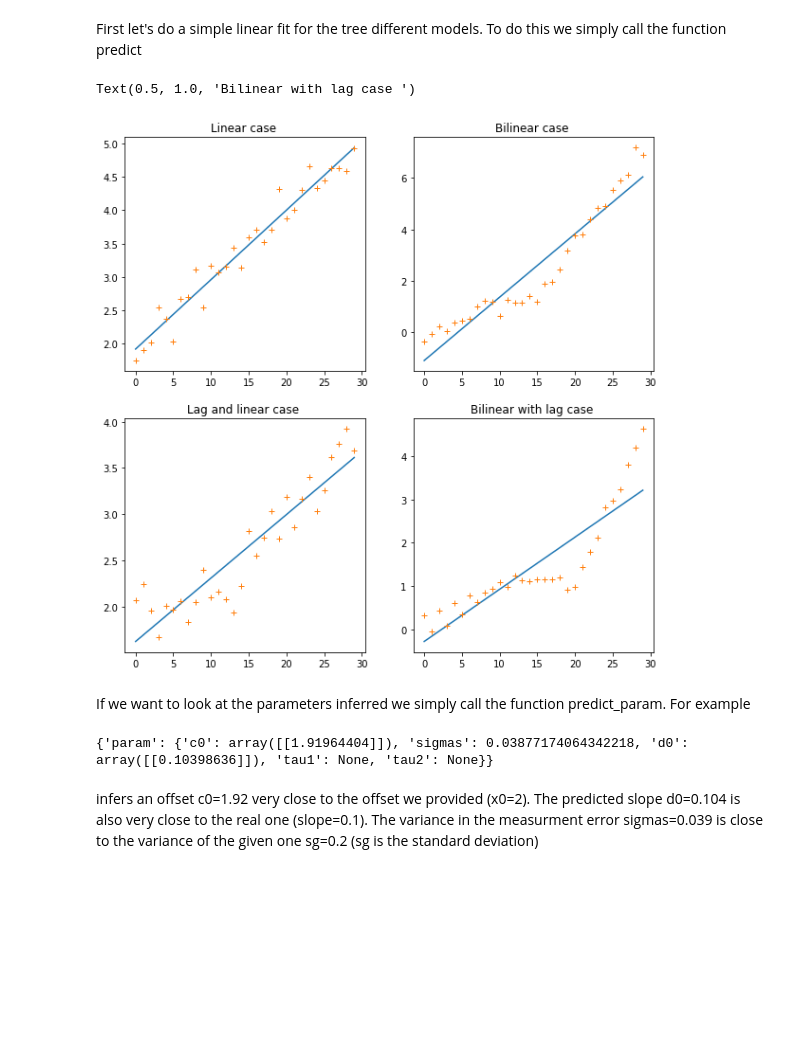
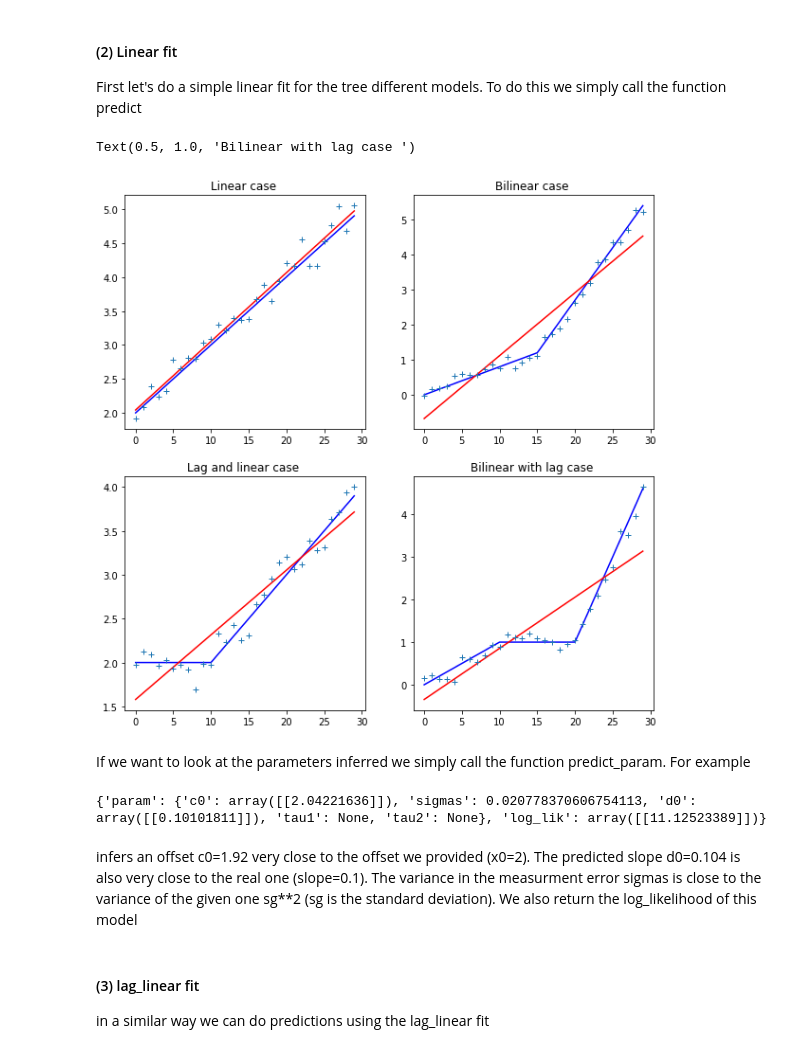
Before and after one commit to fioriathos/moma_linear_fits, a Jupyter notebook: test_functions.ipynb, the cells around one changed output. Saved outputs shown, nothing was run; the diff lists cells and outputs as text; code cells hidden in the pictures; blank space fills up the shorter version.

```diff
--- a/test_functions.ipynb
+++ b/test_functions.ipynb
@@ -8,7 +8,7 @@ Create the three model dataset we aim to infer
 fig, axs = plt.subplots(2,2,figsize=(10, 10))
 time = np.arange(30)
 ### Linear case (sg= standard deviation of measurment error)
-slope = 0.1; x_0 = 2. ; sg = 0.2
+slope = 0.1; x_0 = 2. ; sg = 0.15
 x_linear = lp.build_D_vec2(time, None, None, True)
 x_linear = slope*x_linear+x_0
 x_linear_noise = np.random.normal(x_linear,sg)
@@ -16,7 +16,7 @@ axs[0,0].plot(time,x_linear)
 axs[0,0].plot(time,x_linear_noise,'+')
 axs[0,0].set_title('Linear case ')
 #### Lag and linear growth case
-slope = 0.1; x_0 = 2. ; sg = 0.2;tau1=10
+slope = 0.1; x_0 = 2. ; sg = 0.15;tau1=10
 x_lag = lp.build_D_vec2(time, tau1, False, False)
 x_lag = slope*x_lag+x_0
 x_lag_noise = np.random.normal(x_lag,sg)
@@ -24,7 +24,7 @@ axs[1,0].plot(time,x_lag)
 axs[1,0].plot(time,x_lag_noise,'+')
 axs[1,0].set_title('Lag and linear case ')
 #### Bilinear case
-slope1 = 0.1;slope2=0.2; x_0 = 2.;sg = 0.2;tau1=15
+slope1 = 0.08;slope2=0.15; x_0 = 2.;sg = 0.15;tau1=15
 D0,D1 = lp.build_D_vec2(time, tau1, tau1, False)
 x_bilin = slope1*D0+slope2*D1*+x_0
 x_bilin_noise = np.random.normal(x_bilin,sg)
@@ -33,7 +33,7 @@ axs[0,1].plot(time,x_bilin_noise,'+')
 axs[0,1].set_title('Bilinear case ')
 
 #### Bilinear with lag case
-slope1 = 0.1;slope2=0.2; x_0 = 2.;sg = 0.2;tau1=10; tau2=20
+slope1 = 0.1;slope2=0.2; x_0 = 2.;sg = 0.15;tau1=10; tau2=20
 D0,D1 = lp.build_D_vec2(time, tau1, tau2, False)
 x_lag_bilin = slope1*D0+slope2*D1*+x_0
 x_lag_bilin_noise = np.random.normal(x_lag_bilin,sg)
@@ -46,40 +46,46 @@ Text(0.5, 1.0, 'Bilinear with lag case ')
 # %% [markdown]
+#### (2) Linear fit
 First let's do a simple linear fit for the tree different models. To do this we simply call the function predict
 # %%
-x_linear_lfit = lp.predict(x_linear_noise,linear=True,lag_linear=False,linear_lag_linear=False)
-x_lag_lfit = lp.predict(x_lag_noise,linear=True,lag_linear=False,linear_lag_linear=False)
-x_bilin_lfit = lp.predict(x_bilin_noise,linear=True,lag_linear=False,linear_lag_linear=False)
-x_lag_bilin_lfit=lp.predict(x_lag_bilin_noise,linear=True,lag_linear=False,linear_lag_linear=False)
+x_linear_lfit = lp.predict(x_linear_noise,linear=True,lag_linear=False,linear_lag_linear=False,bilinear=False)
+x_lag_lfit = lp.predict(x_lag_noise,linear=True,lag_linear=False,linear_lag_linear=False,bilinear=False)
+x_bilin_lfit = lp.predict(x_bilin_noise,linear=True,lag_linear=False,linear_lag_linear=False,bilinear=False)
+x_lag_bilin_lfit=lp.predict(x_lag_bilin_noise,linear=True,lag_linear=False,linear_lag_linear=False,bilinear=False)
 # %%
 fig, axs = plt.subplots(2,2,figsize=(10, 10))
 time = np.arange(30)
 ### Linear case
-axs[0,0].plot(time,x_linear_lfit)
+axs[0,0].plot(time,x_linear,'b')
+axs[0,0].plot(time,x_linear_lfit,'r')
 axs[0,0].plot(time,x_linear_noise,'+')
 axs[0,0].set_title('Linear case ')
 #### Lag and linear growth case
-axs[1,0].plot(time,x_lag_lfit)
+axs[1,0].plot(time,x_lag,'b')
+axs[1,0].plot(time,x_lag_lfit,'r')
 axs[1,0].plot(time,x_lag_noise,'+')
 axs[1,0].set_title('Lag and linear case ')
 #### Bilinear case
-
-axs[0,1].plot(time,x_bilin_lfit)
+axs[0,1].plot(time,x_bilin,'b')
+axs[0,1].plot(time,x_bilin_lfit,'r')
 axs[0,1].plot(time,x_bilin_noise,'+')
 axs[0,1].set_title('Bilinear case ')
 
 #### Bilinear with lag case
-
-axs[1,1].plot(time,x_lag_bilin_lfit)
+axs[1,1].plot(time,x_lag_bilin,'b')
+axs[1,1].plot(time,x_lag_bilin_lfit,'r')
 axs[1,1].plot(time,x_lag_bilin_noise,'+')
 axs[1,1].set_title('Bilinear with lag case ')
 # %% [output]
 Text(0.5, 1.0, 'Bilinear with lag case ')
-[figure, old version]
+[figure, new version]
 # %% [markdown]
 If we want to look at the parameters inferred we simply call the function predict_param. For example
 # %%
 print(lp.predict_param(x_linear_noise,linear=True,lag_linear=False,linear_lag_linear=False))
 # %% [output]
-{'param': {'c0': array([[1.91964404]]), 'sigmas': 0.03877174064342218, 'd0': array([[0.10398636]]), 'tau1': None, 'tau2': None}}
+{'param': {'c0': array([[2.04221636]]), 'sigmas': 0.020778370606754113, 'd0': array([[0.10101811]]), 'tau1': None, 'tau2': None}, 'log_lik': array([[11.12523389]])}
 # %% [markdown]
-infers an offset c0=1.92 very close to the offset we provided (x0=2). The predicted slope d0=0.104 is also very close to the real one (slope=0.1). The variance in the measurment error sigmas=0.039 is close to the variance of the given one sg=0.2 (sg is the standard deviation)
+infers an offset c0=1.92 very close to the offset we provided (x0=2). The predicted slope d0=0.104 is also very close to the real one (slope=0.1). The variance in the measurment error sigmas is close to the variance of the given one sg**2 (sg is the standard deviation). We also return the log_likelihood of this model
+# %% [markdown]
+#### (3) lag_linear fit
+in a similar way we can do predictions using the lag_linear fit
```
Also changed, not shown: parts of 17 cells of this notebook, 1 other file.
